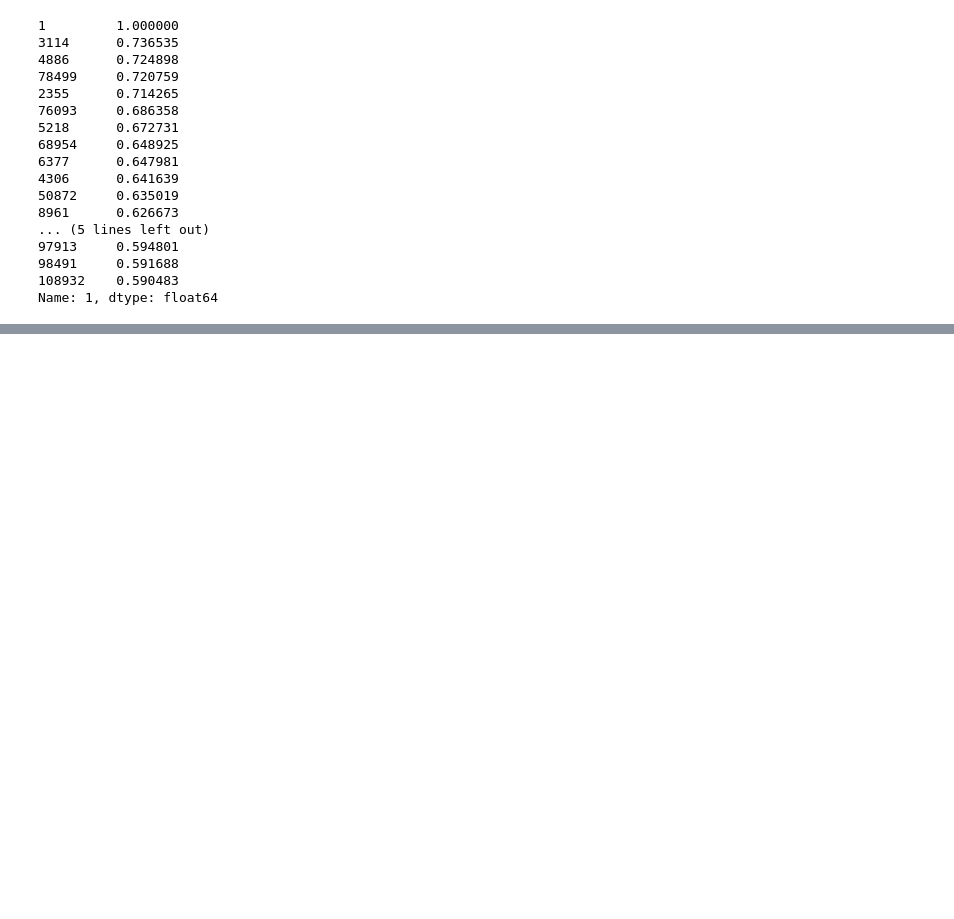
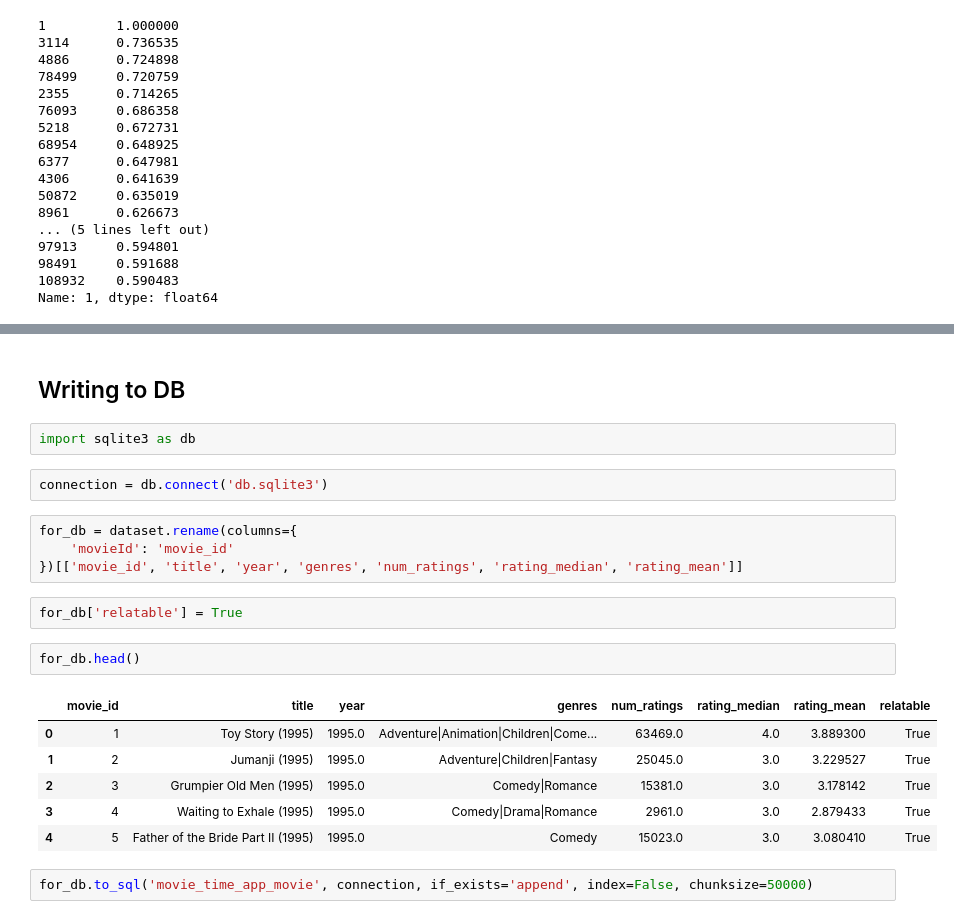
Before and after one commit to osama-haggag/movie-time, a Jupyter notebook: movie_time_investigation.ipynb, the cells around one changed output, grey strips where cells are left out. Cells and saved outputs as stored; diff of their text form; blank space fills up the shorter version.

Commit message:
Update investigation with writing to database

```diff
--- a/movie_time_investigation.ipynb
+++ b/movie_time_investigation.ipynb
@@ -259,0 +287,23 @@ dataset_with_tags[dataset_with_tags.movieId == 78499]
+# %% [markdown]
+## Writing to DB
+# %%
+import sqlite3 as db
+# %%
+connection = db.connect('db.sqlite3')
+# %%
+for_db = dataset.rename(columns={
+    'movieId': 'movie_id'
+})[['movie_id', 'title', 'year', 'genres', 'num_ratings', 'rating_median', 'rating_mean']]
+# %%
+for_db['relatable'] = True
+# %%
+for_db.head()
+# %% [output]
+|  | movie_id | title | year | genres | num_ratings | rating_median | rating_mean | relatable |
+| 0 | 1 | Toy Story (1995) | 1995.0 | Adventure|Animation|Children|Come... | 63469.0 | 4.0 | 3.889300 | True |
+| 1 | 2 | Jumanji (1995) | 1995.0 | Adventure|Children|Fantasy | 25045.0 | 3.0 | 3.229527 | True |
+| 2 | 3 | Grumpier Old Men (1995) | 1995.0 | Comedy|Romance | 15381.0 | 3.0 | 3.178142 | True |
+| 3 | 4 | Waiting to Exhale (1995) | 1995.0 | Comedy|Drama|Romance | 2961.0 | 3.0 | 2.879433 | True |
+| 4 | 5 | Father of the Bride Part II (1995) | 1995.0 | Comedy | 15023.0 | 3.0 | 3.080410 | True |
+# %%
+for_db.to_sql('movie_time_app_movie', connection, if_exists='append', index=False, chunksize=50000)
```
Also changed, not shown: parts of 16 cells of this notebook.
